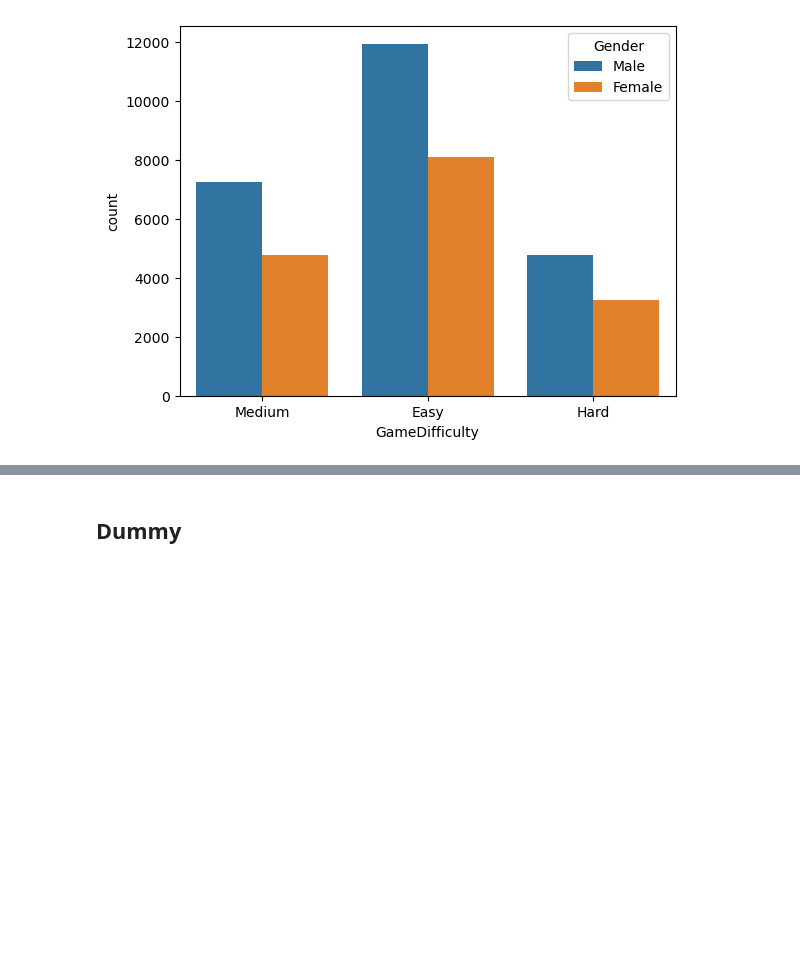
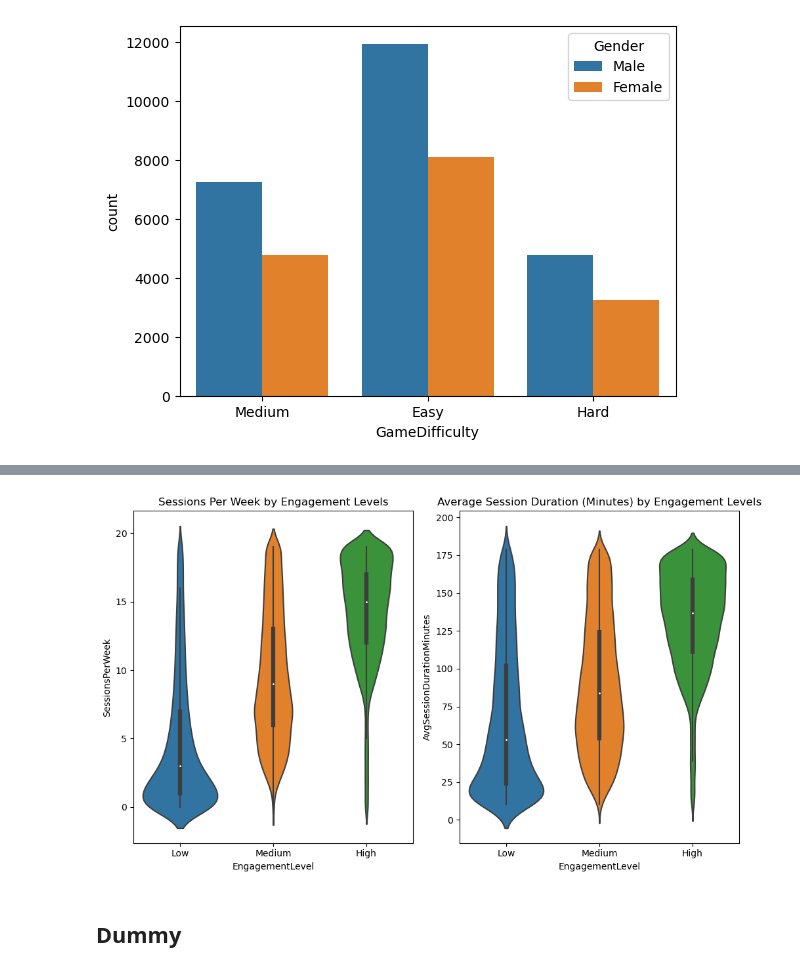
Before and after one commit to ayberkozcan/classification-exercises, a Jupyter notebook: Analyzing Gamer Behaviors/classification_gamer.ipynb, the cells around one changed output, grey strips where cells are left out. Saved outputs shown, nothing was run; the diff lists cells and outputs as text; code cells hidden in the pictures; blank space fills up the shorter version.

```diff
--- a/Analyzing Gamer Behaviors/classification_gamer.ipynb
+++ b/Analyzing Gamer Behaviors/classification_gamer.ipynb
@@ -198,3 +198,18 @@ plt.show()
+# %%
+order = ["Low", "Medium", "High"]
+
+fig, (ax1, ax2) = plt.subplots(1, 2, figsize=(10,6))
+
+sns.violinplot(data=df, x="EngagementLevel", y="SessionsPerWeek", order=order, ax=ax1)
+ax1.set_title("Sessions Per Week by Engagement Levels")
+
+sns.violinplot(data=df, x="EngagementLevel", y="AvgSessionDurationMinutes", order=order, ax=ax2)
+ax2.set_title("Average Session Duration (Minutes) by Engagement Levels")
+
+plt.tight_layout()
+plt.show()
+# %% [output]
+[figure, added]
 # %% [markdown]
 ## Dummy
 # %%
```
Also changed, not shown: parts of 32 cells of this notebook.
